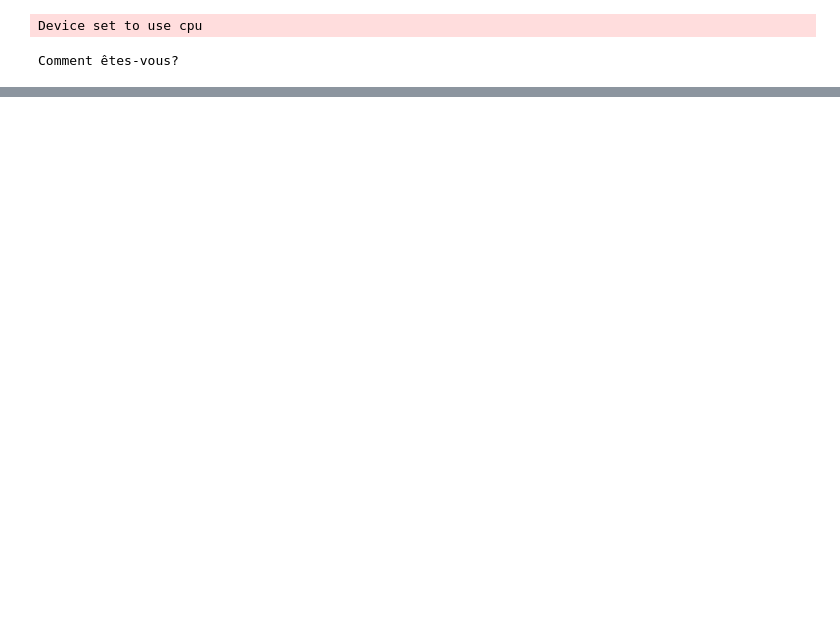
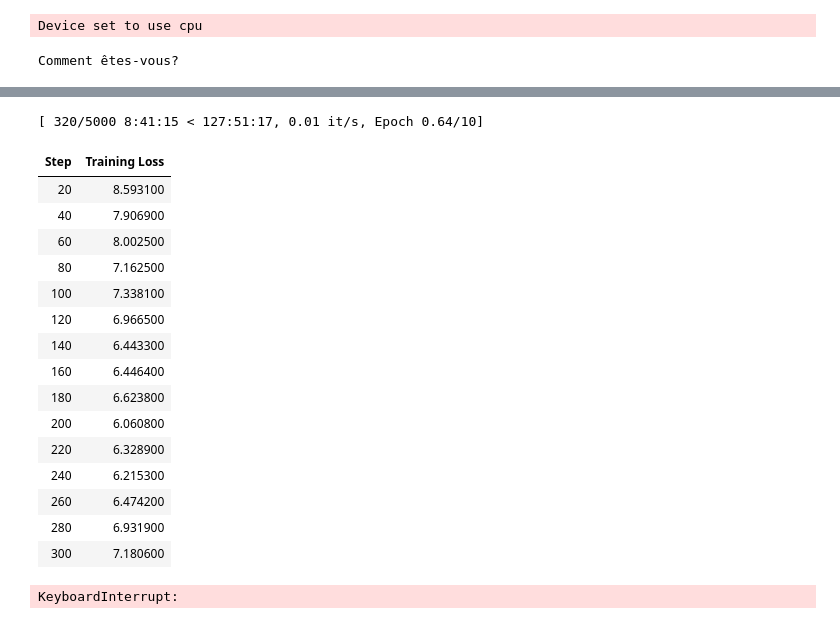
Before and after one commit to Anupam4677/Transformers, a Jupyter notebook: Fine_Tuning/test.ipynb, the cells around one changed output, grey strips where cells are left out. Cells and saved outputs as stored; diff of their text form; code cells hidden in the pictures; blank space fills up the shorter version.

```diff
--- a/Fine_Tuning/test.ipynb
+++ b/Fine_Tuning/test.ipynb
@@ -169,0 +302,14 @@ Comment êtes-vous?
+# %%
+# Tokenize dataset dynamically
+def tokenize_function(examples):
+    return bert_tokenizer(examples["text"], truncation=True, padding="max_length", max_length=512)
+
+# Tokenize train and test datasets
+tokenized_datasets = dataset.map(tokenize_function, batched=True, remove_columns=["text"])
+
+# Print tokenized dataset sample
+print(tokenized_datasets["train"][0])
+
+# Split into training and test sets
+train_dataset = tokenized_datasets["train"]
+test_dataset = tokenized_datasets["test"]
@@ -169,0 +318,5 @@ Comment êtes-vous?
+# %%
+# Prepare the data collator for language modeling
+data_collator = DataCollatorForLanguageModeling(
+    tokenizer=bert_tokenizer, mlm=True, mlm_probability=0.15
+)
@@ -169,0 +344,44 @@ Comment êtes-vous?
+# %%
+# Define the training arguments
+training_args = TrainingArguments(
+    output_dir="./trained_model",  # Specify the output directory for the trained model
+    overwrite_output_dir=True,
+    do_eval=True,
+    #evaluation_strategy="epoch",
+    learning_rate=5e-5,
+    num_train_epochs=10,  # Specify the number of training epochs
+    per_device_train_batch_size=2,  # Set the batch size for training
+    save_total_limit=2,  # Limit the total number of saved checkpoints
+    logging_steps = 20
+    )
+
+# Instantiate the Trainer
+trainer = Trainer(
+    model=model,
+    args=training_args,
+    data_collator=data_collator,
+    train_dataset=train_dataset,
+    eval_dataset=test_dataset,
+)
+
+# Start the pre-training
+trainer.train()
+# %% [output]
+[ 320/5000 8:41:15 < 127:51:17, 0.01 it/s, Epoch 0.64/10]
+| Step | Training Loss |
+| 20 | 8.593100 |
+| 40 | 7.906900 |
+| 60 | 8.002500 |
+| 80 | 7.162500 |
+| 100 | 7.338100 |
+| 120 | 6.966500 |
+| 140 | 6.443300 |
+| 160 | 6.446400 |
+| 180 | 6.623800 |
+| 200 | 6.060800 |
+| 220 | 6.328900 |
+| 240 | 6.215300 |
+| 260 | 6.474200 |
+| 280 | 6.931900 |
+| 300 | 7.180600 |
+KeyboardInterrupt:
```
Also changed, not shown: parts of 16 cells of this notebook, 3 other files.
